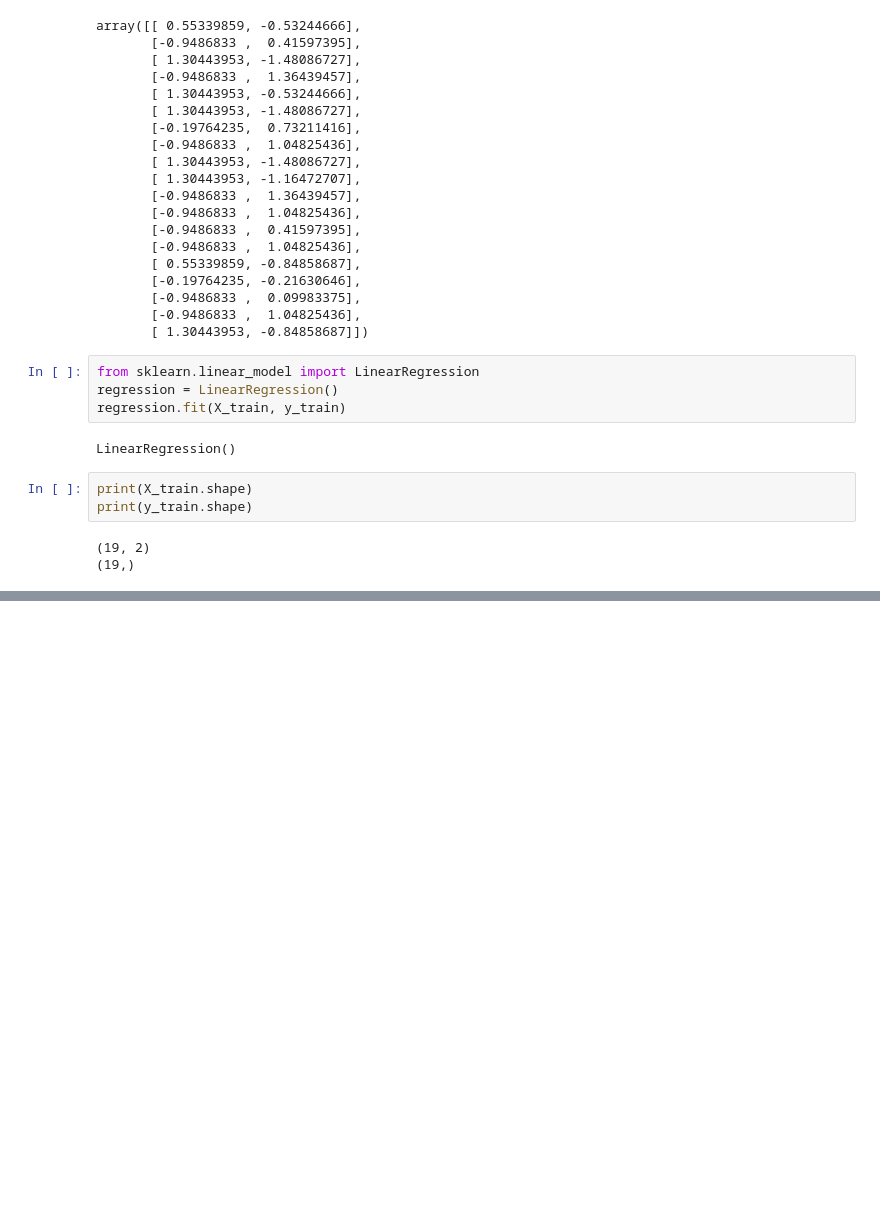
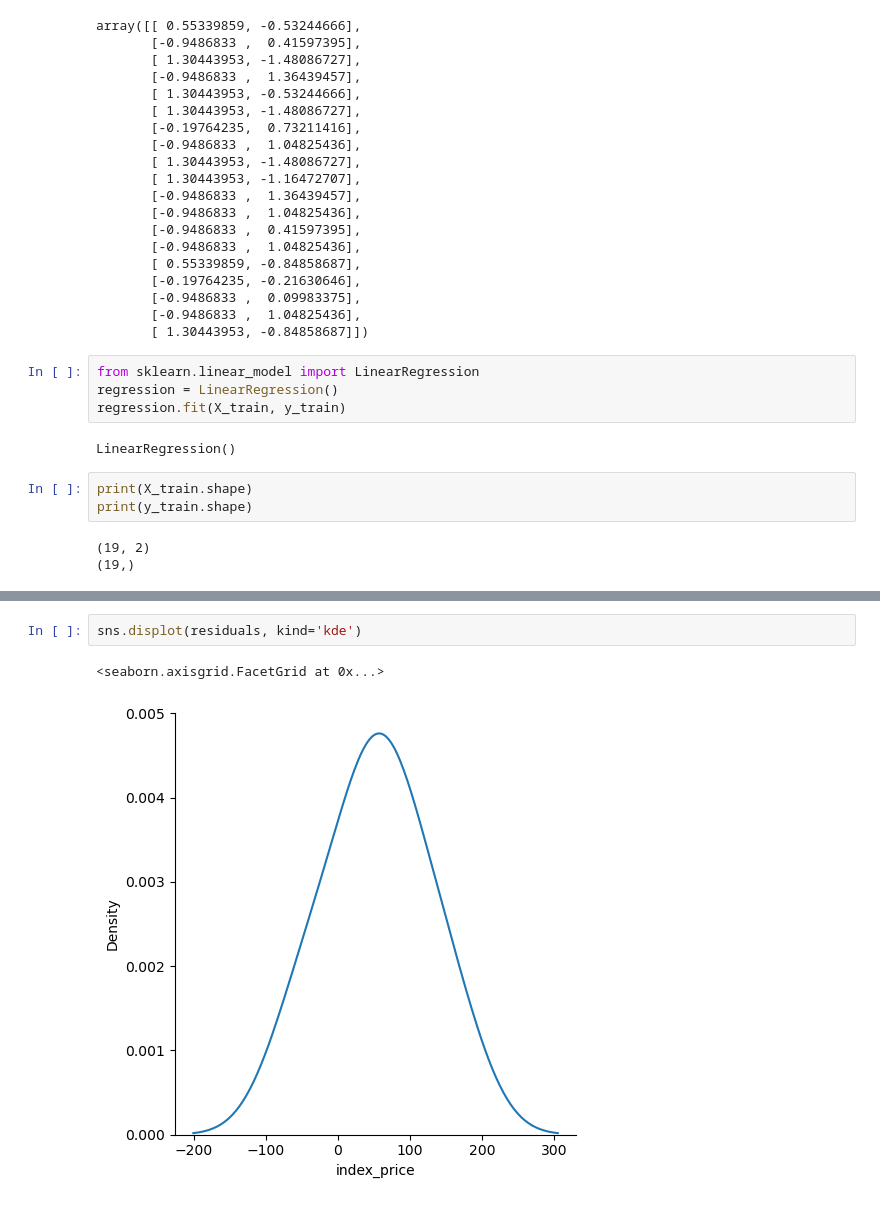
Before and after one commit to Abdullah-Niaz/Machine_Learning, a Jupyter notebook: Regression/Multiple_Linear_Regression/Multiple Linear Regression.ipynb, the cells around one changed output, grey strips where cells are left out. Saved outputs shown, nothing was run; the diff lists cells and outputs as text; blank space fills up the shorter version.

```diff
--- a/Regression/Multiple_Linear_Regression/Multiple Linear Regression.ipynb
+++ b/Regression/Multiple_Linear_Regression/Multiple Linear Regression.ipynb
@@ -138,0 +176,5 @@ validation_score = cross_val_score(
+# %%
+sns.displot(residuals, kind='kde')
+# %% [output]
+<seaborn.axisgrid.FacetGrid at 0x...>
+[figure, added]
```
Also changed, not shown: parts of 11 cells of this notebook.
